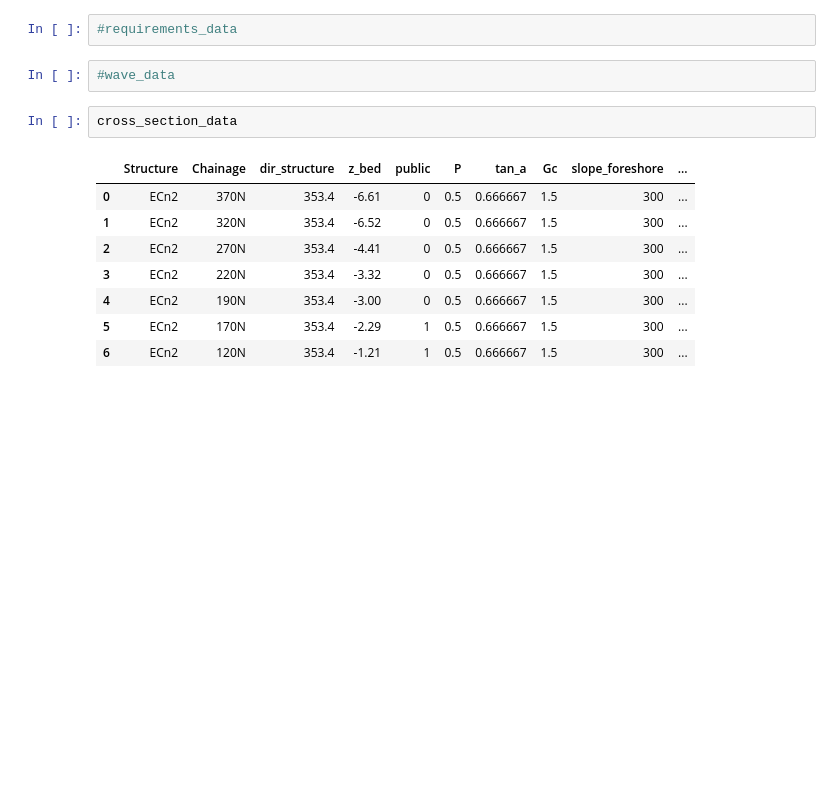
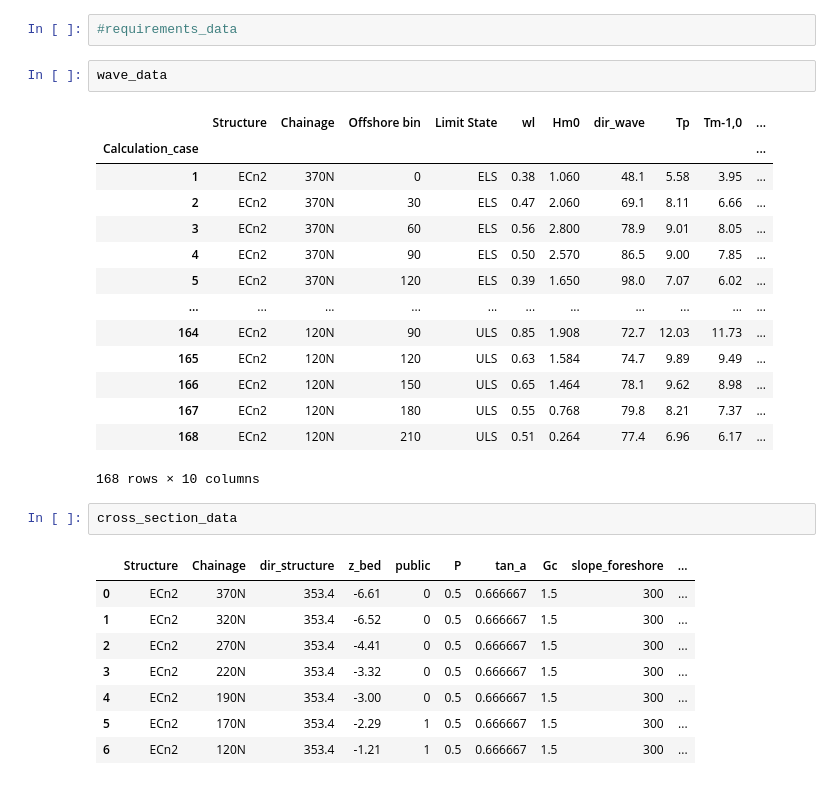
Before and after one commit to Sander-w/breakwater, a Jupyter notebook: Notebooks/Constanta Phase III/Constanta Phase III load data.ipynb, the cells around one changed output. Drawn from its saved outputs; the diff is of its cells as text; blank space fills up the shorter version.

```diff
--- a/Notebooks/Constanta Phase III/Constanta Phase III load data.ipynb
+++ b/Notebooks/Constanta Phase III/Constanta Phase III load data.ipynb
@@ -32,7 +59,22 @@ concrete_element_data = pd.read_excel(Path("./Input data/") / "test_data_phase_I
 # %%
 #requirements_data
 # %%
-#wave_data
+wave_data
+# %% [output]
+|  | Structure | Chainage | Offshore bin | Limit State | wl | Hm0 | dir_wave | Tp | Tm-1,0 | ... |
+| Calculation_case |  |  |  |  |  |  |  |  |  | ... |
+| 1 | ECn2 | 370N | 0 | ELS | 0.38 | 1.060 | 48.1 | 5.58 | 3.95 | ... |
+| 2 | ECn2 | 370N | 30 | ELS | 0.47 | 2.060 | 69.1 | 8.11 | 6.66 | ... |
+| 3 | ECn2 | 370N | 60 | ELS | 0.56 | 2.800 | 78.9 | 9.01 | 8.05 | ... |
+| 4 | ECn2 | 370N | 90 | ELS | 0.50 | 2.570 | 86.5 | 9.00 | 7.85 | ... |
+| 5 | ECn2 | 370N | 120 | ELS | 0.39 | 1.650 | 98.0 | 7.07 | 6.02 | ... |
+| ... | ... | ... | ... | ... | ... | ... | ... | ... | ... | ... |
+| 164 | ECn2 | 120N | 90 | ULS | 0.85 | 1.908 | 72.7 | 12.03 | 11.73 | ... |
+| 165 | ECn2 | 120N | 120 | ULS | 0.63 | 1.584 | 74.7 | 9.89 | 9.49 | ... |
+| 166 | ECn2 | 120N | 150 | ULS | 0.65 | 1.464 | 78.1 | 9.62 | 8.98 | ... |
+| 167 | ECn2 | 120N | 180 | ULS | 0.55 | 0.768 | 79.8 | 8.21 | 7.37 | ... |
+| 168 | ECn2 | 120N | 210 | ULS | 0.51 | 0.264 | 77.4 | 6.96 | 6.17 | ... |
+168 rows × 10 columns
 # %%
 cross_section_data
 # %% [output]
```
Also changed, not shown: parts of 11 cells of this notebook, 3 other files.
